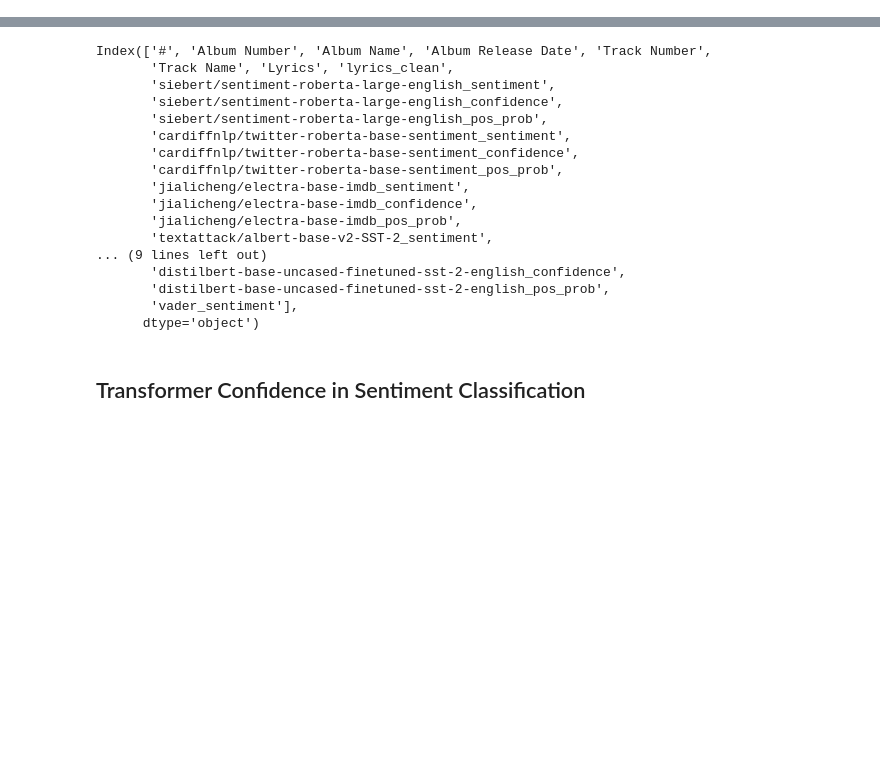
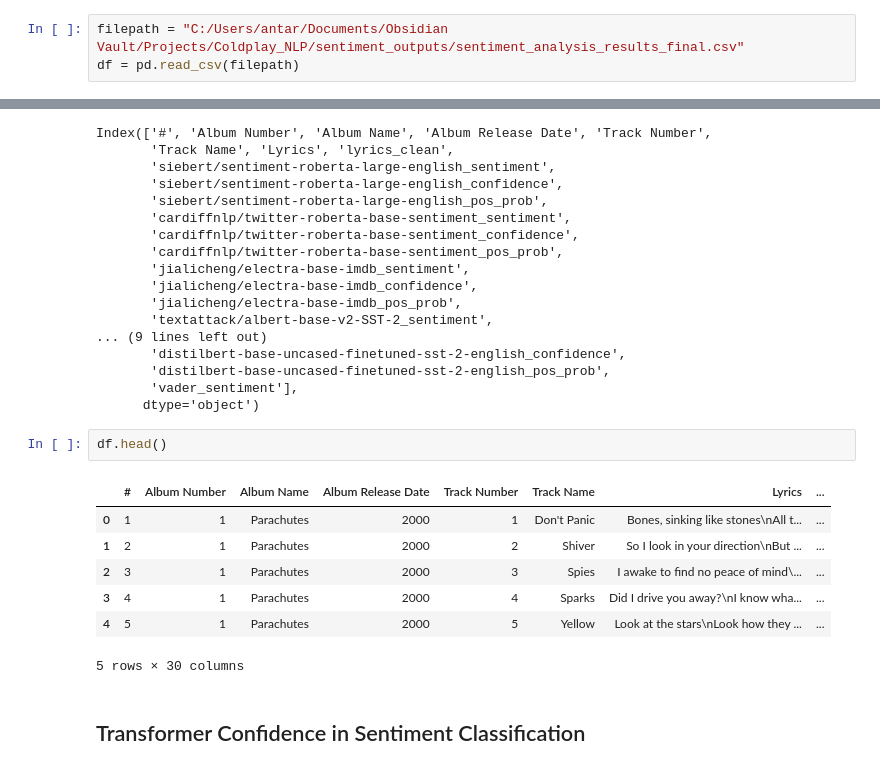
Before and after one commit to aarmonis/Coldplay_NLP, a Jupyter notebook: sentiment_notebooks/3_transformer_model_selection.ipynb, the cells around one changed output, grey strips where cells are left out. Saved outputs shown, nothing was run; the diff lists cells and outputs as text; blank space fills up the shorter version.

```diff
--- a/sentiment_notebooks/3_transformer_model_selection.ipynb
+++ b/sentiment_notebooks/3_transformer_model_selection.ipynb
@@ -39,3 +37,6 @@ df = pd.read_csv("sentiment_outputs\sentiment_analysis_results_final.csv")
+# %%
+filepath = "C:/Users/antar/Documents/Obsidian Vault/Projects/Coldplay_NLP/sentiment_outputs/sentiment_analysis_results_final.csv"
+df = pd.read_csv(filepath)
 # %%
 df.columns
 # %% [output]
@@ -56,6 +57,16 @@ Index(['#', 'Album Number', 'Album Name', 'Album Release Date', 'Track Number',
        'distilbert-base-uncased-finetuned-sst-2-english_pos_prob',
        'vader_sentiment'],
       dtype='object')
+# %%
+df.head()
+# %% [output]
+|  | # | Album Number | Album Name | Album Release Date | Track Number | Track Name | Lyrics | ... |
+| 0 | 1 | 1 | Parachutes | 2000 | 1 | Don't Panic | Bones, sinking like stones\nAll t... | ... |
+| 1 | 2 | 1 | Parachutes | 2000 | 2 | Shiver | So I look in your direction\nBut ... | ... |
+| 2 | 3 | 1 | Parachutes | 2000 | 3 | Spies | I awake to find no peace of mind\... | ... |
+| 3 | 4 | 1 | Parachutes | 2000 | 4 | Sparks | Did I drive you away?\nI know wha... | ... |
+| 4 | 5 | 1 | Parachutes | 2000 | 5 | Yellow | Look at the stars\nLook how they ... | ... |
+5 rows × 30 columns
 # %% [markdown]
 ## Transformer Confidence in Sentiment Classification
 # %% [markdown]
```
Also changed, not shown: parts of 1 cell of this notebook, 4 other files.
